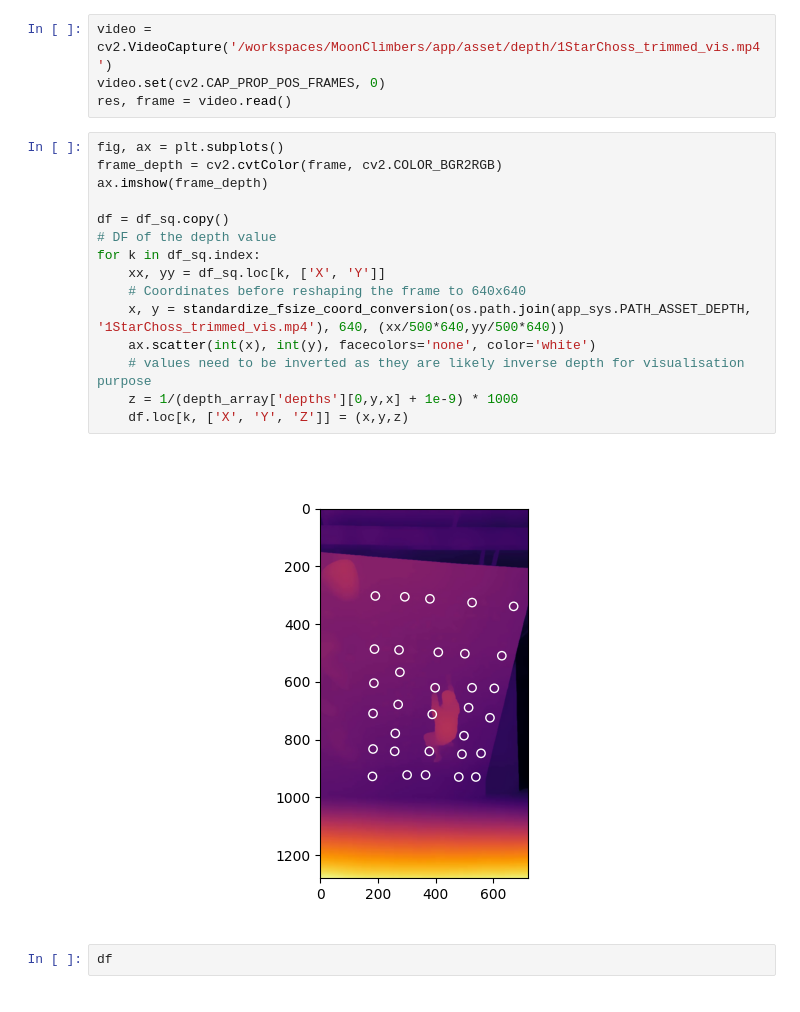
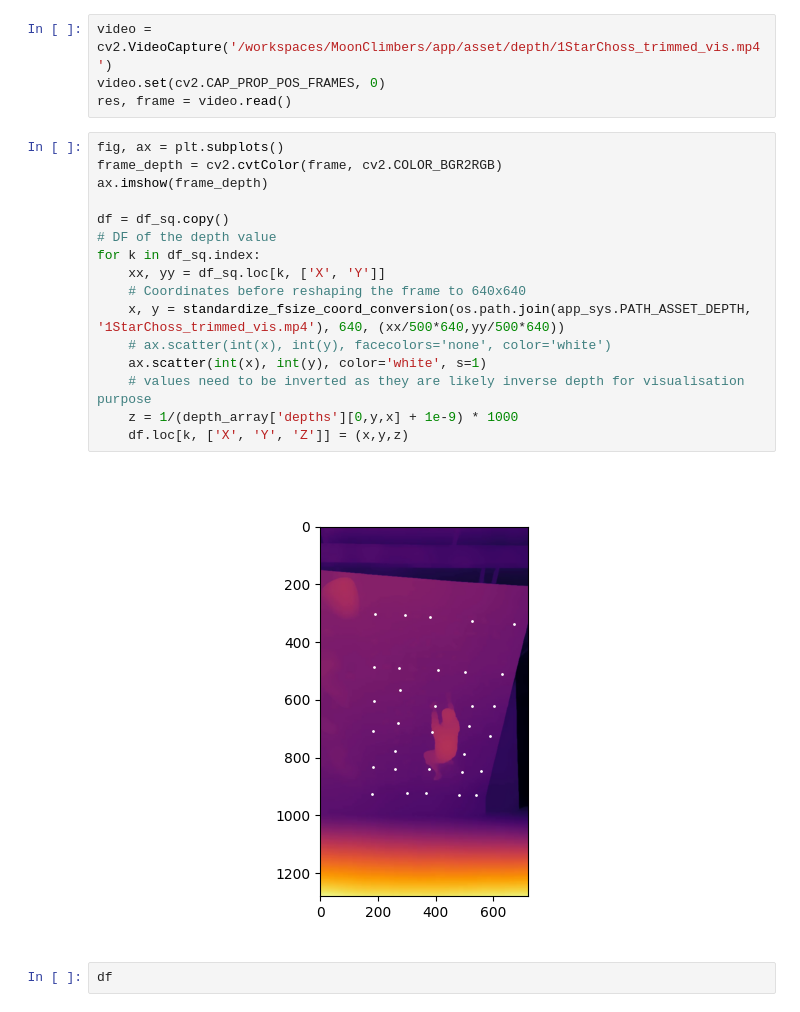
Before and after one commit to jipparchus/Gamba, a Jupyter notebook: app/MVP/concept_test.ipynb, the cells around one changed output. Cells and saved outputs as stored; diff of their text form.

```diff
--- a/app/MVP/concept_test.ipynb
+++ b/app/MVP/concept_test.ipynb
@@ -107,20 +106,21 @@ res, frame = video.read()
 # %%
 fig, ax = plt.subplots()
 frame_depth = cv2.cvtColor(frame, cv2.COLOR_BGR2RGB)
 ax.imshow(frame_depth)
 
 df = df_sq.copy()
 # DF of the depth value
 for k in df_sq.index:
     xx, yy = df_sq.loc[k, ['X', 'Y']]
     # Coordinates before reshaping the frame to 640x640
     x, y = standardize_fsize_coord_conversion(os.path.join(app_sys.PATH_ASSET_DEPTH, '1StarChoss_trimmed_vis.mp4'), 640, (xx/500*640,yy/500*640))
-    ax.scatter(int(x), int(y), facecolors='none', color='white')
+    # ax.scatter(int(x), int(y), facecolors='none', color='white')
+    ax.scatter(int(x), int(y), color='white', s=1)
     # values need to be inverted as they are likely inverse depth for visualisation purpose
     z = 1/(depth_array['depths'][0,y,x] + 1e-9) * 1000
     df.loc[k, ['X', 'Y', 'Z']] = (x,y,z)
 # %% [output]
-[figure, old version]
+[figure, new version]
 # %%
 df
 # %% [output]
```
Also changed, not shown: parts of 9 cells of this notebook, 1 other file.
